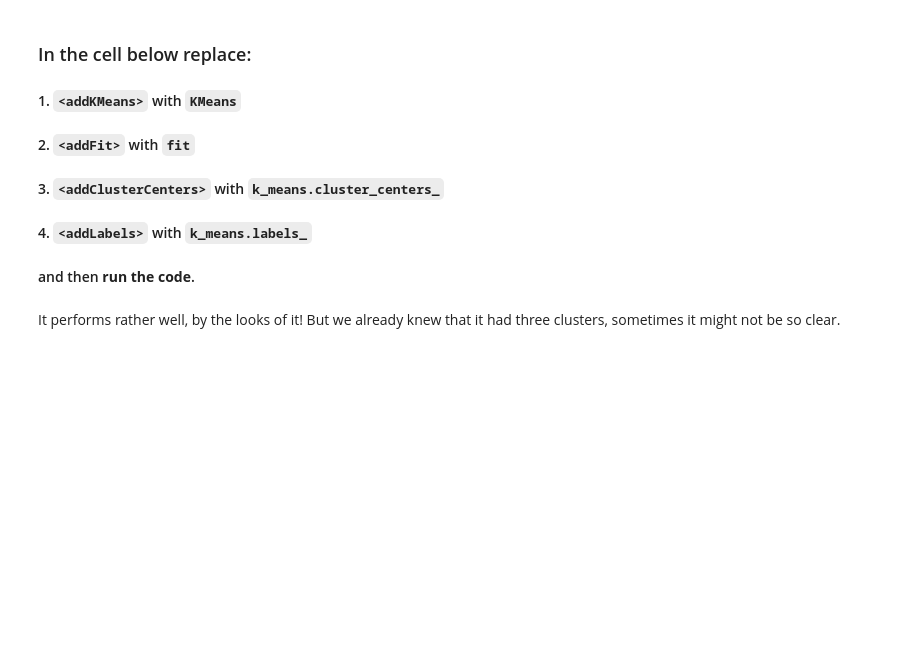
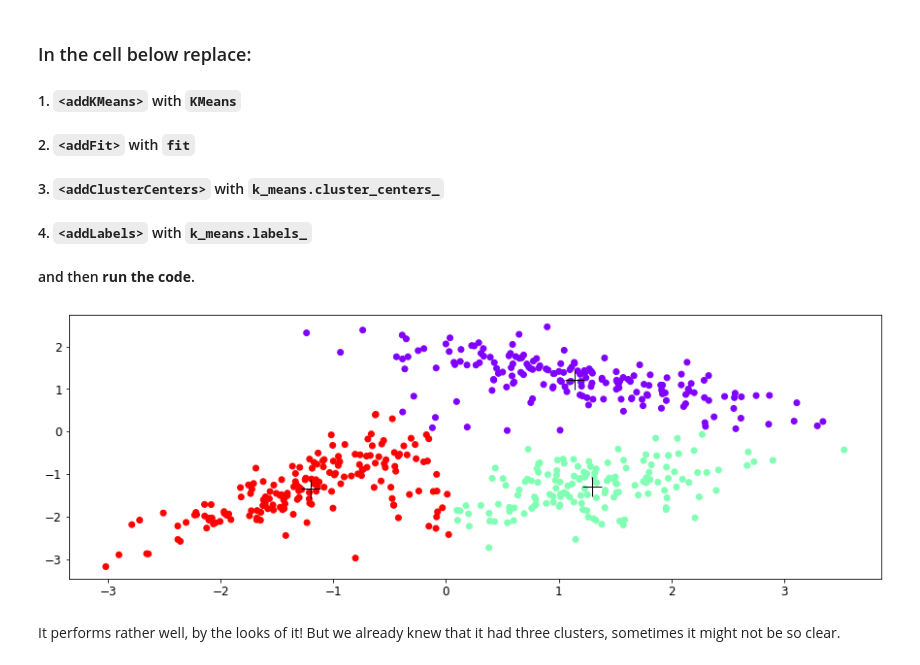
Before and after one commit to AnhelySanchez/ms-learn-ml-crash-course-python, a Jupyter notebook: 12. Clustering - Python.ipynb, the cells around one changed output. Cells and saved outputs as stored; diff of their text form; code cells hidden in the pictures; blank space fills up the shorter version.

```diff
--- a/12. Clustering - Python.ipynb
+++ b/12. Clustering - Python.ipynb
@@ -67,33 +67,35 @@ Now let's see how k-means performs on a dataset like this!
 # %%
 from sklearn.cluster import KMeans
 
 ###
 # REPLACE <addKMeans> WITH KMeans
 ###
-k_means = <addKMeans>(n_clusters=3)
+k_means = KMeans(n_clusters=3)
 ###
 
 ###
 # REPLACE <addFit> WITH fit
 ###
-k_means.<addFit>(cluster_data)
+k_means.fit(cluster_data)
 ###
 
 # Let's visualise it
 ###
 # REPLACE <addClusterCenters> BELOW WITH k_means.cluster_centers_
 ###
-for mean in <addClusterCenters>:
+for mean in k_means.cluster_centers_:
     graph.plot(mean[0], mean[1], 'ko', marker = '+', markersize = 20)
 ###
 
 ###
 # REPLACE <addLabels> BELOW WITH k_means.labels_
 ###
-graph.scatter(cluster_data.T[0], cluster_data.T[1], c = <addLabels>)
+graph.scatter(cluster_data.T[0], cluster_data.T[1], c = k_means.labels_)
 ###
 
 graph.show()
+# %% [output]
+[figure, added]
 # %% [markdown]
 It performs rather well, by the looks of it! But we already knew that it had three clusters, sometimes it might not be so clear.
 # %% [markdown]
```
Also changed, not shown: parts of 12 cells of this notebook.
